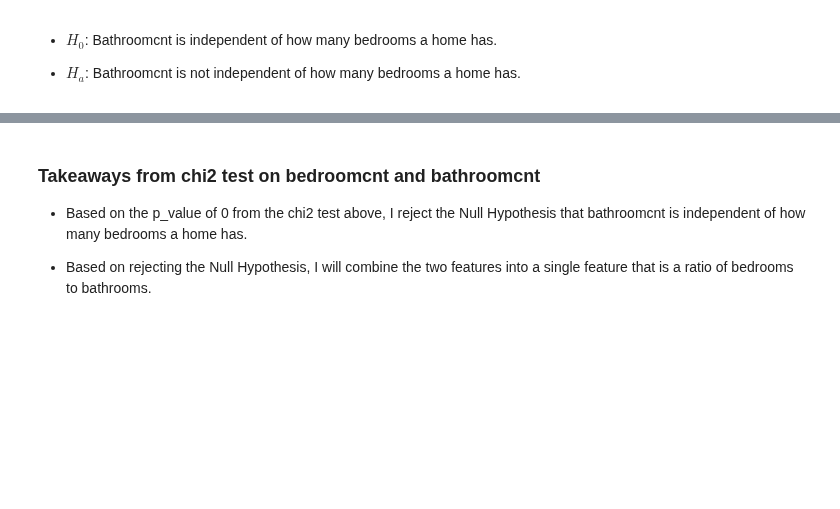
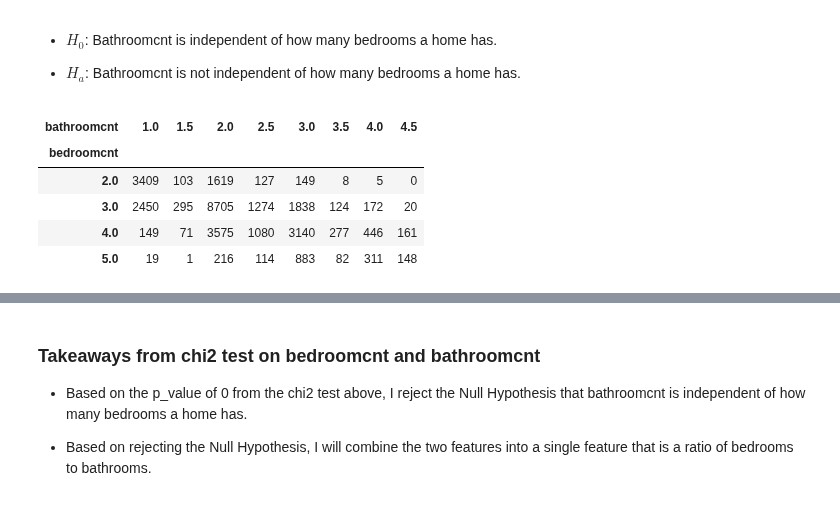
Before and after one commit to FJ-Zillow-Org/Zillow, a Jupyter notebook: deliverable-faith.ipynb, the cells around one changed output, grey strips where cells are left out. Drawn from its saved outputs; the diff is of its cells as text; code cells hidden in the pictures; blank space fills up the shorter version.

```diff
--- a/deliverable-faith.ipynb
+++ b/deliverable-faith.ipynb
@@ -532,8 +541,15 @@ sns.boxplot(train.bathroomcnt, train.calculatedfinishedsquarefeet)
 # %%
 # contingency_table from the df_cat dataframe (w/o categories)
 
-contingency_table = pd.crosstab(train_cat.bedroomcnt, train_cat.bathroomcnt, margins=True).style.background_gradient(cmap='YlOrRd')
+contingency_table = pd.crosstab(train_cat.bedroomcnt, train_cat.bathroomcnt).style.background_gradient(cmap='YlOrRd')
 contingency_table
+# %% [output]
+| bathroomcnt | 1.0 | 1.5 | 2.0 | 2.5 | 3.0 | 3.5 | 4.0 | 4.5 |
+| bedroomcnt |  |  |  |  |  |  |  |  |
+| 2.0 | 3409 | 103 | 1619 | 127 | 149 | 8 | 5 | 0 |
+| 3.0 | 2450 | 295 | 8705 | 1274 | 1838 | 124 | 172 | 20 |
+| 4.0 | 149 | 71 | 3575 | 1080 | 3140 | 277 | 446 | 161 |
+| 5.0 | 19 | 1 | 216 | 114 | 883 | 82 | 311 | 148 |
 # %%
 contingency_table = pd.crosstab(train_cat.bedroomcnt, train_cat.bathroomcnt)
 # %%
```
Also changed, not shown: parts of 47 cells of this notebook.
